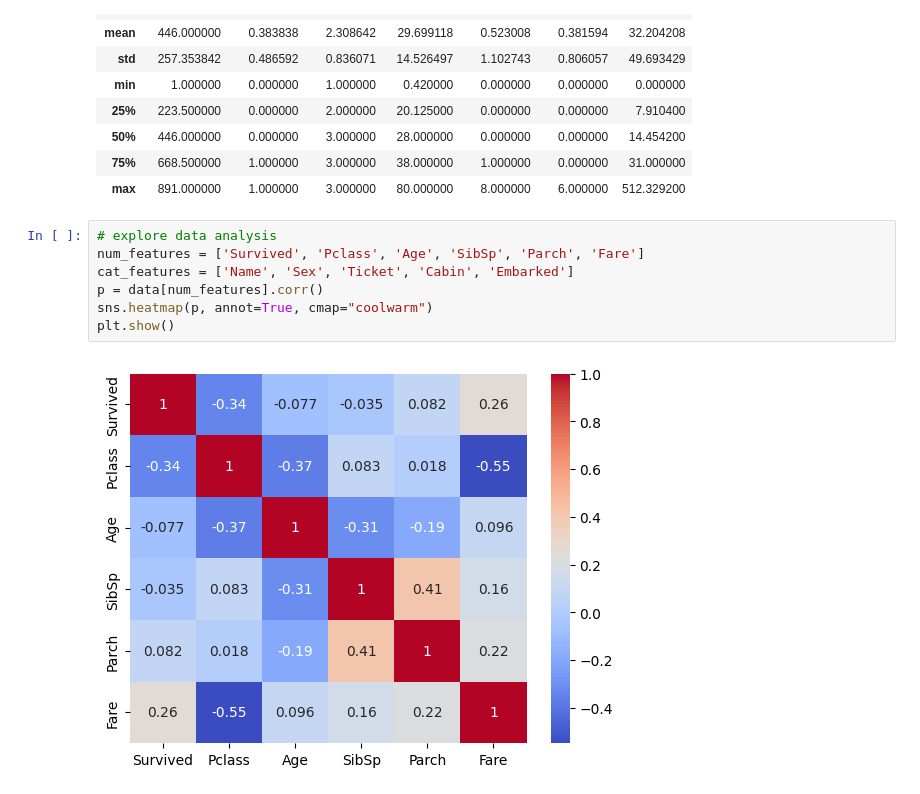
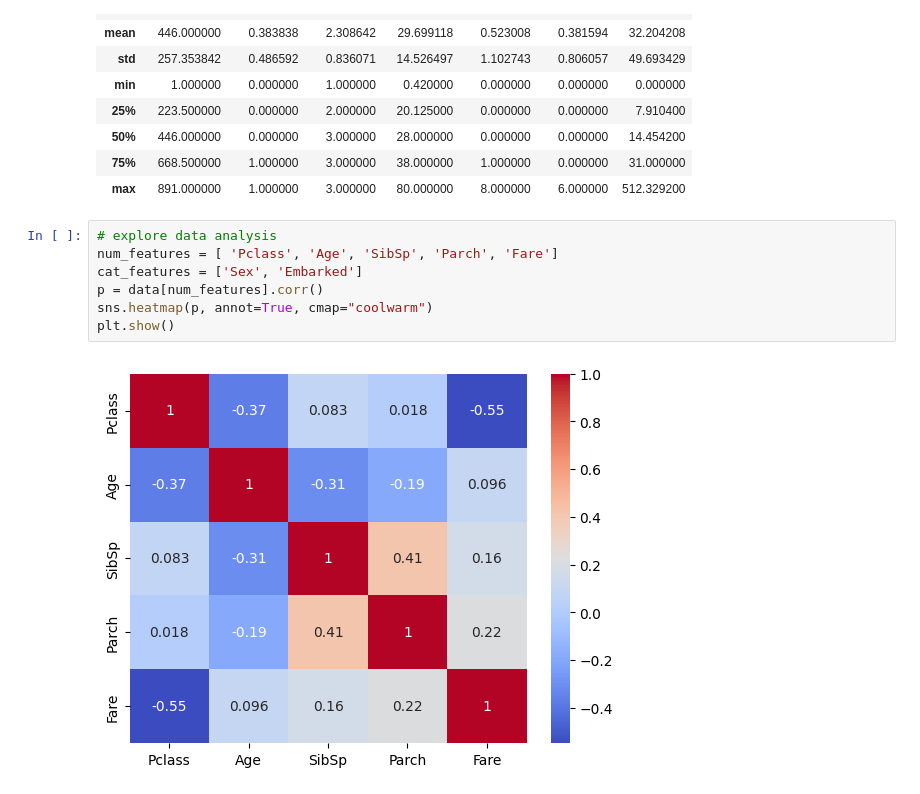
Before and after one commit to nh-nhathoang/titanic-survival-prediction, a Jupyter notebook: main.ipynb, the cells around one changed output. Cells and saved outputs as stored; diff of their text form.

```diff
--- a/main.ipynb
+++ b/main.ipynb
@@ -61,10 +64,10 @@ data.describe()
 | max | 891.000000 | 1.000000 | 3.000000 | 80.000000 | 8.000000 | 6.000000 | 512.329200 |
 # %%
 # explore data analysis
-num_features = ['Survived', 'Pclass', 'Age', 'SibSp', 'Parch', 'Fare']
-cat_features = ['Name', 'Sex', 'Ticket', 'Cabin', 'Embarked']
+num_features = [ 'Pclass', 'Age', 'SibSp', 'Parch', 'Fare']
+cat_features = ['Sex', 'Embarked']
 p = data[num_features].corr()
 sns.heatmap(p, annot=True, cmap="coolwarm")
 plt.show()
 # %% [output]
-[figure, old version]
+[figure, new version]
```
Also changed, not shown: parts of 6 cells of this notebook, 2 other files.
